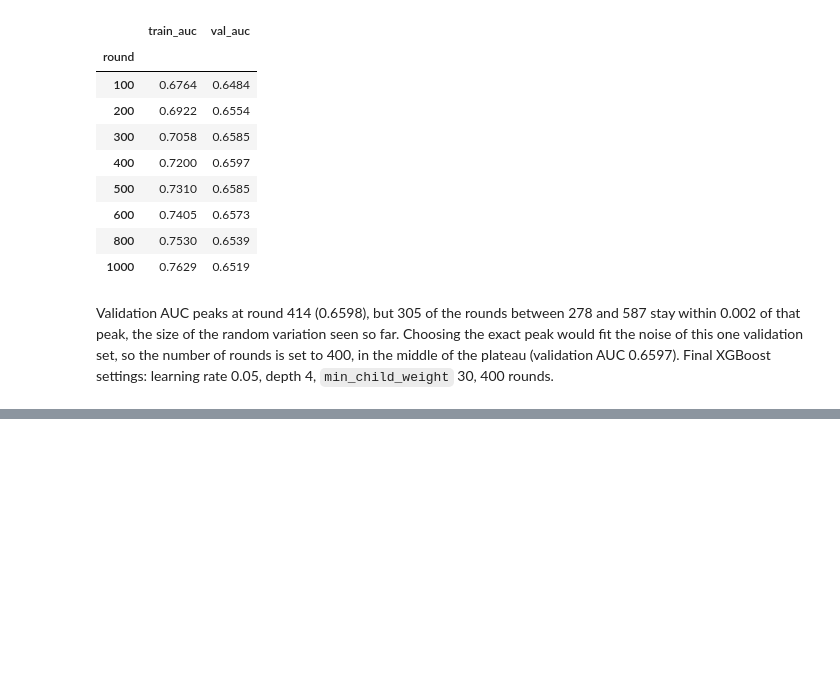
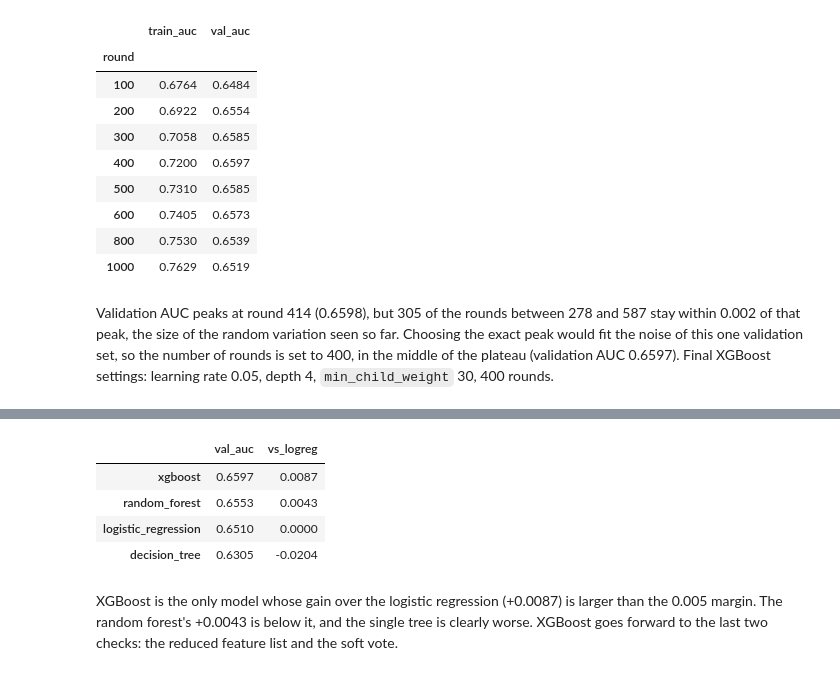
Before and after one commit to gigifumagalli/diabetes-readmission, a Jupyter notebook: notebooks/02_modelling.ipynb, the cells around one changed output, grey strips where cells are left out. Saved outputs shown, nothing was run; the diff lists cells and outputs as text; code cells hidden in the pictures; blank space fills up the shorter version.

Commit message:
Final choice: model comparison, noise check of the decision margin, reduced list, soft vote not kept
Co-Authored-By: Claude Opus 5.5 <noreply@anthropic.com>

```diff
--- a/notebooks/02_modelling.ipynb
+++ b/notebooks/02_modelling.ipynb
@@ -627,0 +646,39 @@ number of rounds is set to 400, in the middle of the plateau (validation AUC 0.6
+# %%
+FINAL_MODELS = {
+    "logistic_regression": LogisticRegression(solver="liblinear", C=1.0, max_iter=1000, random_state=1),
+    "decision_tree": DecisionTreeClassifier(max_depth=8, min_samples_leaf=200, random_state=1),
+    "random_forest": RandomForestClassifier(
+        n_estimators=200, max_depth=15, min_samples_leaf=5, random_state=1, n_jobs=-1
+    ),
+    "xgboost": XGBClassifier(
+        n_estimators=400, learning_rate=0.05, max_depth=4, min_child_weight=30, random_state=1, n_jobs=-1
+    ),
+}
+
+
+def fit_model(estimator: BaseEstimator, features: list[str]) -> Pipeline:
+    """Fit DictVectorizer + a fresh copy of the estimator on train and return the fitted pipeline."""
+    # clone: an unfitted copy, so fitting the same settings twice never overwrites an earlier fitted model
+    model = make_pipeline(DictVectorizer(), clone(estimator))
+    model.fit(to_dicts(train_prep, features), y_train)
+    return model
+
+
+fitted = {name: fit_model(estimator, FEATURES_ALL) for name, estimator in FINAL_MODELS.items()}
+val_probs = {
+    name: model.predict_proba(to_dicts(val_prep, FEATURES_ALL))[:, 1] for name, model in fitted.items()
+}
+
+comparison = pd.DataFrame({"val_auc": {name: roc_auc_score(y_val, p) for name, p in val_probs.items()}})
+comparison["vs_logreg"] = comparison["val_auc"] - comparison.loc["logistic_regression", "val_auc"]
+comparison.sort_values("val_auc", ascending=False).round(4)
+# %% [output]
+|  | val_auc | vs_logreg |
+| xgboost | 0.6597 | 0.0087 |
+| random_forest | 0.6553 | 0.0043 |
+| logistic_regression | 0.6510 | 0.0000 |
+| decision_tree | 0.6305 | -0.0204 |
+# %% [markdown]
+XGBoost is the only model whose gain over the logistic regression (+0.0087) is larger than the 0.005 margin. The random
+forest's +0.0043 is below it, and the single tree is clearly worse. XGBoost goes forward to the last two checks: the
+reduced feature list and the soft vote.
```
Also changed, not shown: parts of 12 cells of this notebook.
